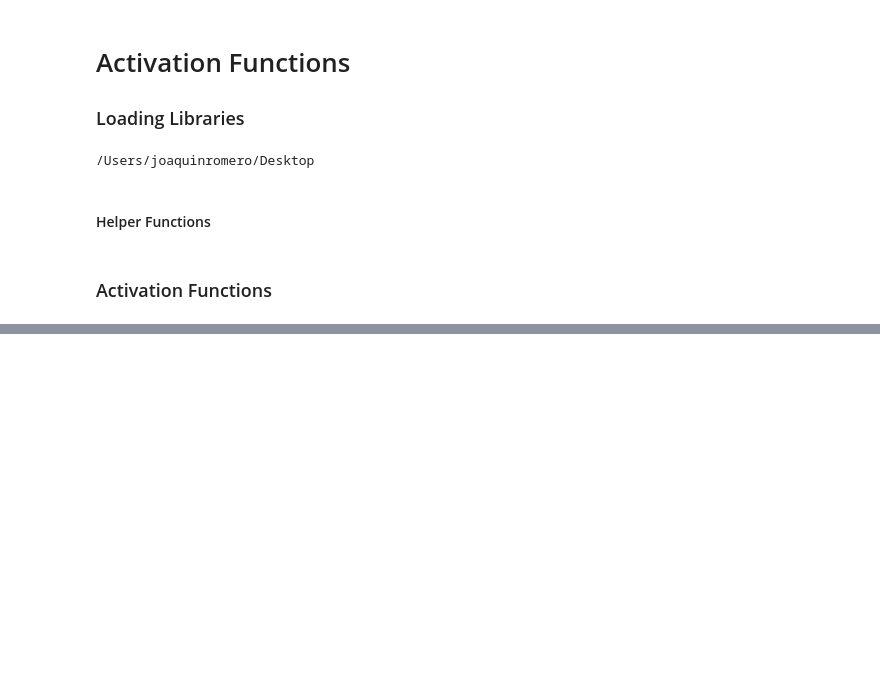
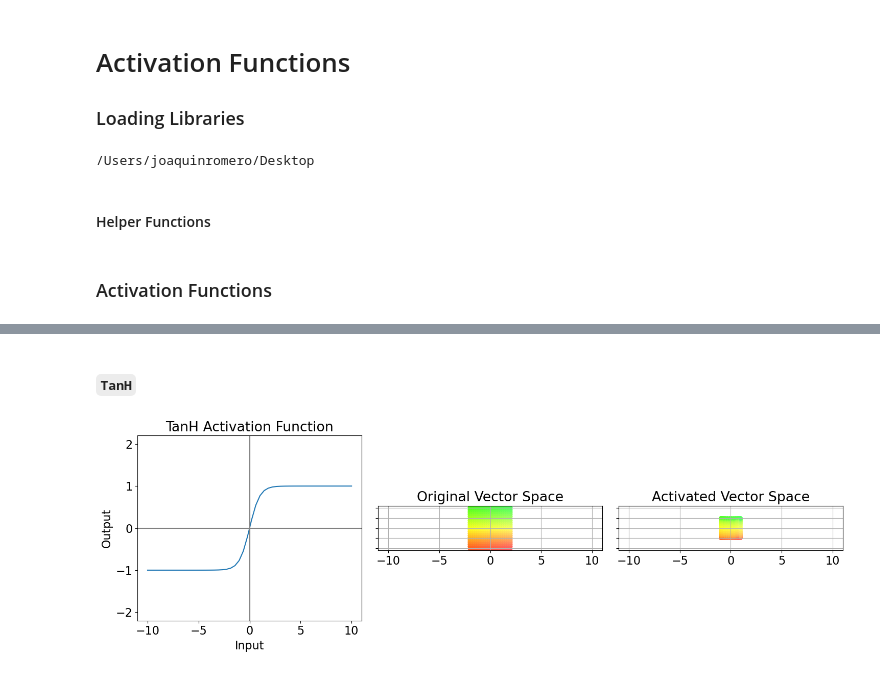
Before and after one commit to joakor89/Modern-Time-Series-Forecasting-with-Python, a Jupyter notebook: chap_11/02_AF.ipynb, the cells around one changed output, grey strips where cells are left out. Cells and saved outputs as stored; diff of their text form; code cells hidden in the pictures; blank space fills up the shorter version.

```diff
--- a/chap_11/02_AF.ipynb
+++ b/chap_11/02_AF.ipynb
@@ -111,0 +119,7 @@ colors = list(map(colorizer, xygrid[:,0], xygrid[:,1]))
+# %% [markdown]
+#### `TanH`
+# %%
+fig = plot_grid(torch.nn.functional.tanh, "TanH", xygrid, colors)
+plt.savefig("imgs/chapter_11/tanh.png")
+# %% [output]
+[figure, added]
```
Also changed, not shown: parts of 10 cells of this notebook.
